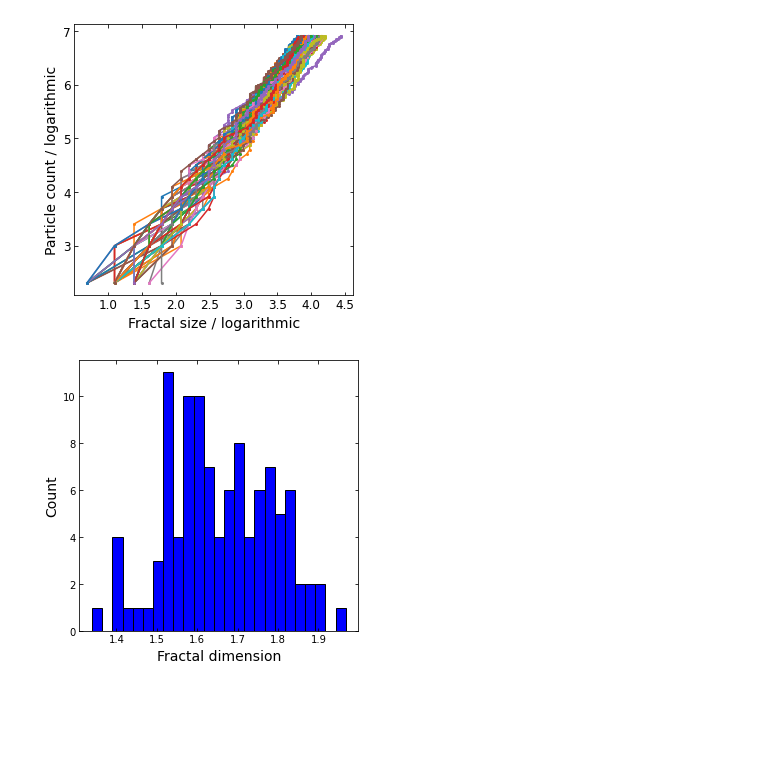
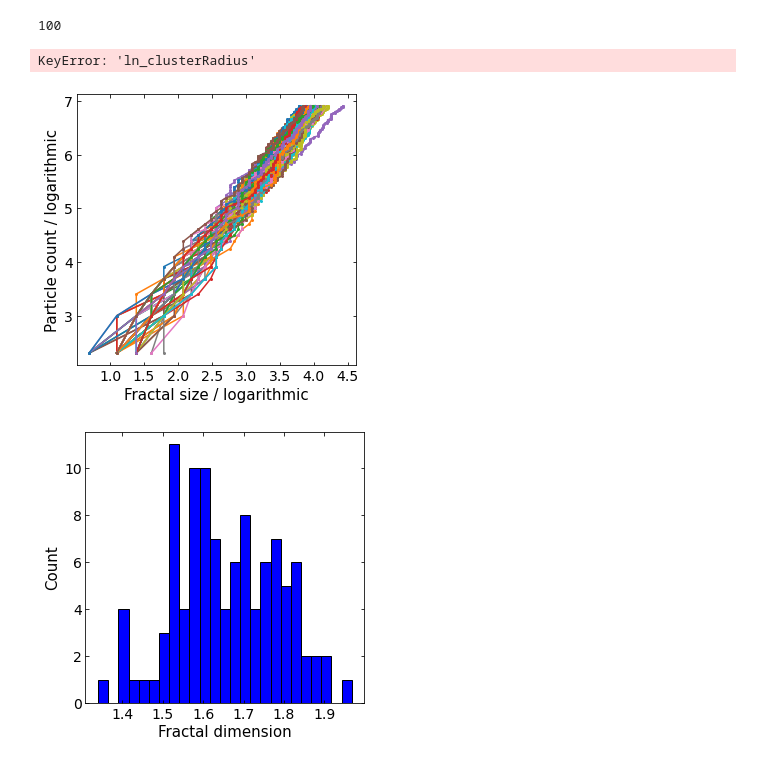
Before and after one commit to thomasbourke1/diffusion-limited-aggregation, a Jupyter notebook: python-plotting/task1.ipynb, the cells around one changed output. Drawn from its saved outputs; the diff is of its cells as text; code cells hidden in the pictures; blank space fills up the shorter version.

Commit message:
can't currently get errors to work

```diff
--- a/python-plotting/task1.ipynb
+++ b/python-plotting/task1.ipynb
@@ -8,7 +8,8 @@ import csv
 fractal_data = pd.DataFrame(pd.read_csv("data/100-fractals.csv", dtype=np.float64))
 
 
-endNum = 100
+endNum = 106
+numParticles = 1000
 
 # want to seperate data into seperate runs
 chunk_size = endNum
@@ -25,6 +26,42 @@ for i in range(0, len(fractal_data), chunk_size):
 
 def best_fit(x, slope , intercept):
     return slope*x + intercept
+# %%
+len(runs)
+# %% [output]
+100
+# %%
+#array for fractal_dimensions
+fractal_dim = []
+standard_errors = np.zeros(numParticles)
+
+#calculate errors seperately
+
+#sum over number of fractals
+for i in range(0, len(runs)):
+
+    temp = pd.DataFrame(runs[i])
+
+    temp['ln_clusterSize'] = np.log(temp['clusterRadius'])
+
+    print(temp['ln_clusterRadius'])
+    #print(f"Length of temp['ln_clusterSize'] = {temp['ln_clusterSize']}")
+
+     # temp['ln_clusterSize'])
+
+    #sum over number of particles in each fractal
+    for j in range(0, numParticles):
+        #want to add jth
+        standard_errors[j] = standard_errors[j] + temp['ln_clusterSize']
+
+
+
+     #   print(standard_errors[j])
+      #  standard_errors[j] += temp['ln_clusterSize'][j]
+
+    standard_errors[i] / len(numParticles)
+# %% [output]
+KeyError: 'ln_clusterRadius'
 # %%
 #plotting
 
@@ -33,12 +70,8 @@ fig, ax = plt.subplots(figsize=(5,5))
 #colours for figure
 colors = ["red", "orange", "black", "green", "blue", "indigo", "violet", "cyan", "magenta", "purple"]
 
+for i in range(0, len(runs)):
 
-fractal_dim = []
-
-
-for i in range(0, len(runs)):
-               #len(runs)):
     temp = pd.DataFrame(runs[i])
 
     #creating log of data
@@ -50,11 +83,13 @@ for i in range(0, len(runs)):
     m = popt[0]
     fractal_dim.append(m)
 
+    #append clustersize to e
+
     #graph formatting
-    ax.set_xlabel("Fractal size / logarithmic", fontsize=14)
-    ax.set_ylabel("Particle count / logarithmic", fontsize=14)
-    plt.xticks(fontsize=12)
-    plt.yticks(fontsize=12)
+    ax.set_xlabel("Fractal size / logarithmic", fontsize=15)
+    ax.set_ylabel("Particle count / logarithmic", fontsize=15)
+    plt.xticks(fontsize=14)
+    plt.yticks(fontsize=14)
     plt.tick_params(axis='both', which='both', direction='in', top=True, right=True)
 
     #plots graph
@@ -69,19 +104,24 @@ with open(fractal_dim_data, mode='w', newline='') as file:
     writer.writerows(map(lambda x: [x], fractal_dim))
 
 fig.show()
-fig.savefig('figures/figure1.png')
+fig.savefig('figures/100fractal_plot.png')
 # %% [output]
-[figure, old version]
+[figure, new version]
 # %%
 #plot logarithm of fractal dimensions
 
-plt.figure(figsize=(5,5))
+fig = plt.subplots(figsize=(5,5))
+
+#plt.figure(figsize=(5,5))
 
 plt.hist(fractal_dim, bins=25, color='blue', edgecolor='black')
-plt.xlabel("Fractal dimension", fontsize=14)
-plt.ylabel("Count", fontsize=14)
+plt.xlabel("Fractal dimension", fontsize=15)
+plt.ylabel("Count", fontsize=15)
 plt.tick_params(axis='both', which='both', direction='in', top=True, right=True)
+plt.xticks(fontsize=14)
+plt.yticks(fontsize=14)
 
+plt.savefig('figures/100fractal_hist.png')
 plt.show()
 # %% [output]
-[figure, old version]
+[figure, new version]
```
Also changed, not shown: 3 other files.
